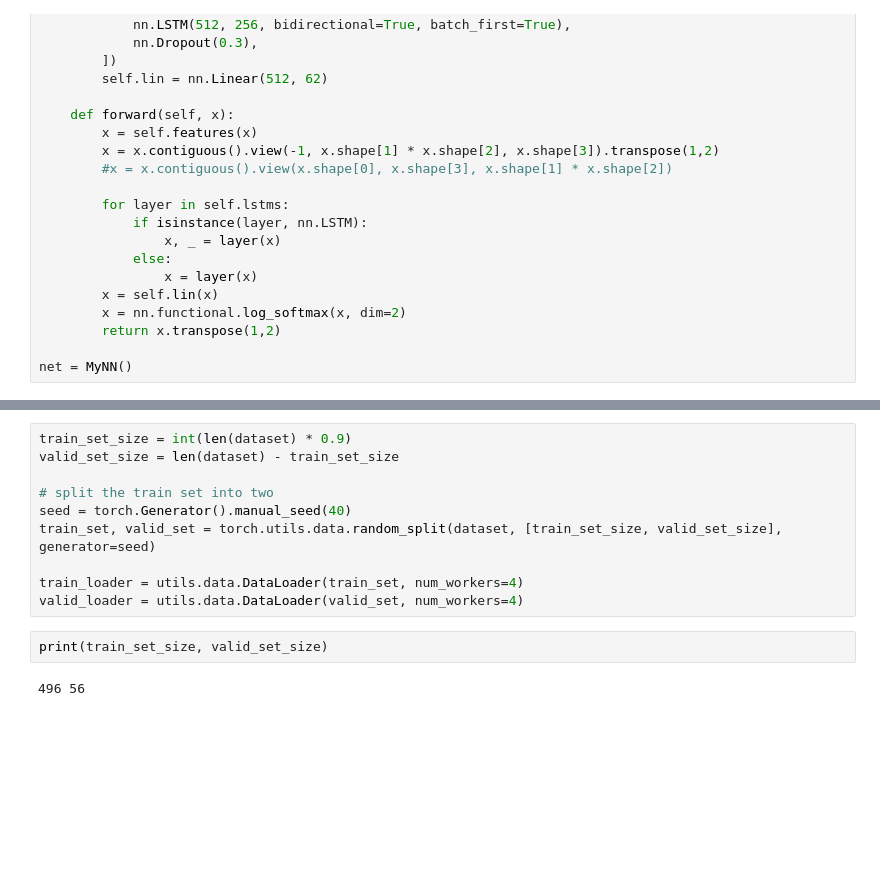
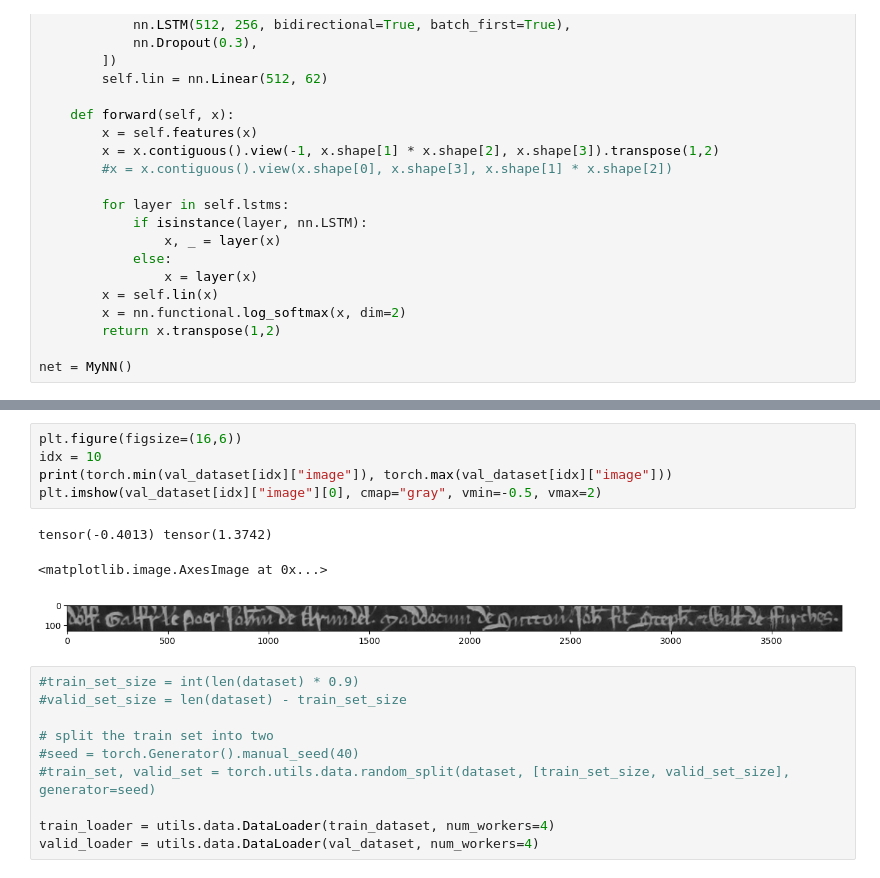
Before and after one commit to ideasrule/latin_documents, a Jupyter notebook: Train with lightning.ipynb, the cells around one changed output, grey strips where cells are left out. Drawn from its saved outputs; the diff is of its cells as text; blank space fills up the shorter version.

```diff
--- a/Train with lightning.ipynb
+++ b/Train with lightning.ipynb
@@ -271,15 +348,20 @@ transcriber = LatinTranscriber(net, dataset.codec.l2c)
+# %%
+plt.figure(figsize=(16,6))
+idx = 10
+print(torch.min(val_dataset[idx]["image"]), torch.max(val_dataset[idx]["image"]))
+plt.imshow(val_dataset[idx]["image"][0], cmap="gray", vmin=-0.5, vmax=2)
+# %% [output]
+tensor(-0.4013) tensor(1.3742)
+<matplotlib.image.AxesImage at 0x...>
+[figure, added]
 # %%
-train_set_size = int(len(dataset) * 0.9)
-valid_set_size = len(dataset) - train_set_size
+#train_set_size = int(len(dataset) * 0.9)
+#valid_set_size = len(dataset) - train_set_size
 
 # split the train set into two
-seed = torch.Generator().manual_seed(40)
-train_set, valid_set = torch.utils.data.random_split(dataset, [train_set_size, valid_set_size], generator=seed)
+#seed = torch.Generator().manual_seed(40)
+#train_set, valid_set = torch.utils.data.random_split(dataset, [train_set_size, valid_set_size], generator=seed)
 
-train_loader = utils.data.DataLoader(train_set, num_workers=4)
-valid_loader = utils.data.DataLoader(valid_set, num_workers=4)
+train_loader = utils.data.DataLoader(train_dataset, num_workers=4)
+valid_loader = utils.data.DataLoader(val_dataset, num_workers=4)
-# %%
-print(train_set_size, valid_set_size)
-# %% [output]
-496 56
 # %%
```
Also changed, not shown: parts of 16 cells of this notebook.
